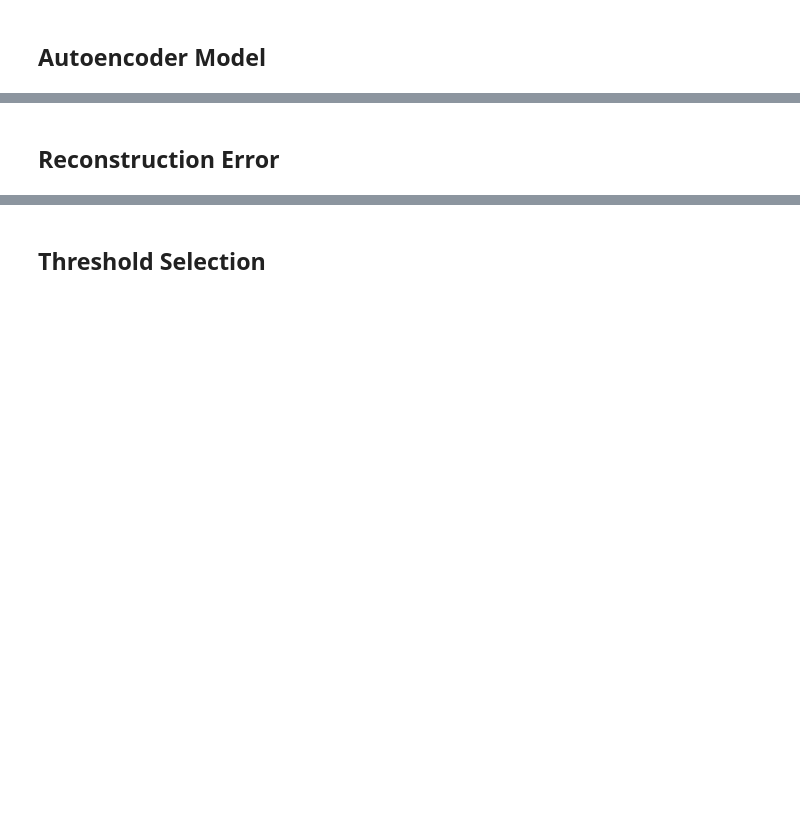
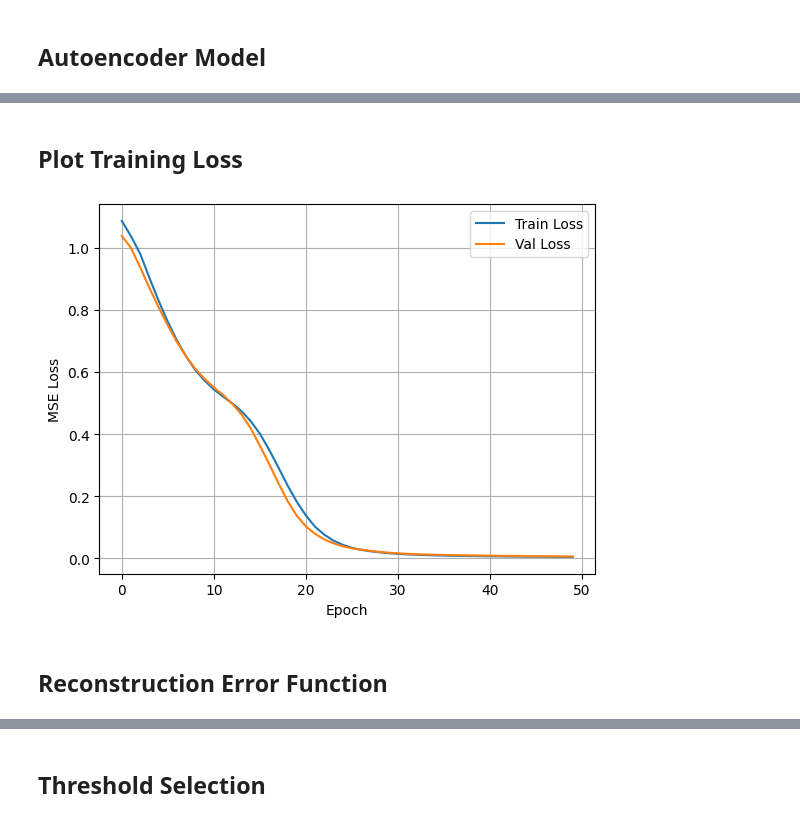
Before and after one commit to PG-DESD/CDAC_Sharing_Data, a Jupyter notebook: Embedded_AI/Jupyter_Notebooks/Generic_TimeSeries_Anomaly_Detection.ipynb, the cells around one changed output, grey strips where cells are left out. Drawn from its saved outputs; the diff is of its cells as text; code cells hidden in the pictures; blank space fills up the shorter version.

```diff
--- a/Embedded_AI/Jupyter_Notebooks/Generic_TimeSeries_Anomaly_Detection.ipynb
+++ b/Embedded_AI/Jupyter_Notebooks/Generic_TimeSeries_Anomaly_Detection.ipynb
@@ -47,2 +97,6 @@ print(X.shape)
 # %%
-X = X / NORMALIZATION_SCALE
+scaler = StandardScaler()
+
+X_train = scaler.fit_transform(normal_features)
+X_test_normal = scaler.transform(normal_features)
+X_test_abnormal = scaler.transform(abnormal_features)
@@ -51,13 +117,17 @@ X = X / NORMALIZATION_SCALE
 # %%
 
-autoencoder = tf.keras.Sequential([
-    tf.keras.layers.Flatten(input_shape=(WINDOW_SIZE, NUM_FEATURES)),
-    tf.keras.layers.Dense(16, activation='relu'),
-    tf.keras.layers.Dense(8, activation='relu'),
-    tf.keras.layers.Dense(16, activation='relu'),
-    tf.keras.layers.Dense(WINDOW_SIZE * NUM_FEATURES),
-    tf.keras.layers.Reshape((WINDOW_SIZE, NUM_FEATURES))
+N = X_train.shape[1]  # number of features (2)
+
+autoencoder = models.Sequential([
+    layers.Dense(8, activation='relu', input_shape=(N,)),
+    layers.Dense(4, activation='relu'),
+    layers.Dense(8, activation='relu'),
+    layers.Dense(N)
 ])
 
-autoencoder.compile(optimizer='adam', loss='mse')
+autoencoder.compile(
+    optimizer='adam',
+    loss='mse'
+)
+
 autoencoder.summary()
@@ -66,3 +152,10 @@ autoencoder.summary()
 # %%
 
-history = autoencoder.fit(X, X, epochs=30, batch_size=32, validation_split=0.1)
+history = autoencoder.fit(
+    X_train, X_train,
+    epochs=50,
+    batch_size=32,
+    validation_split=0.1,
+    shuffle=True,
+    verbose=1
+)
@@ -69,4 +180,16 @@ history = autoencoder.fit(X, X, epochs=30, batch_size=32, validation_split=0.1)
+# %% [markdown]
+## Plot Training Loss
+# %%
+plt.plot(history.history['loss'], label='Train Loss')
+plt.plot(history.history['val_loss'], label='Val Loss')
+plt.xlabel("Epoch")
+plt.ylabel("MSE Loss")
+plt.legend()
+plt.grid()
+plt.show()
+# %% [output]
+[figure, added]
 # %% [markdown]
-## Reconstruction Error
+## Reconstruction Error Function
 # %%
 
```
Also changed, not shown: parts of 37 cells of this notebook, 8 other files.
